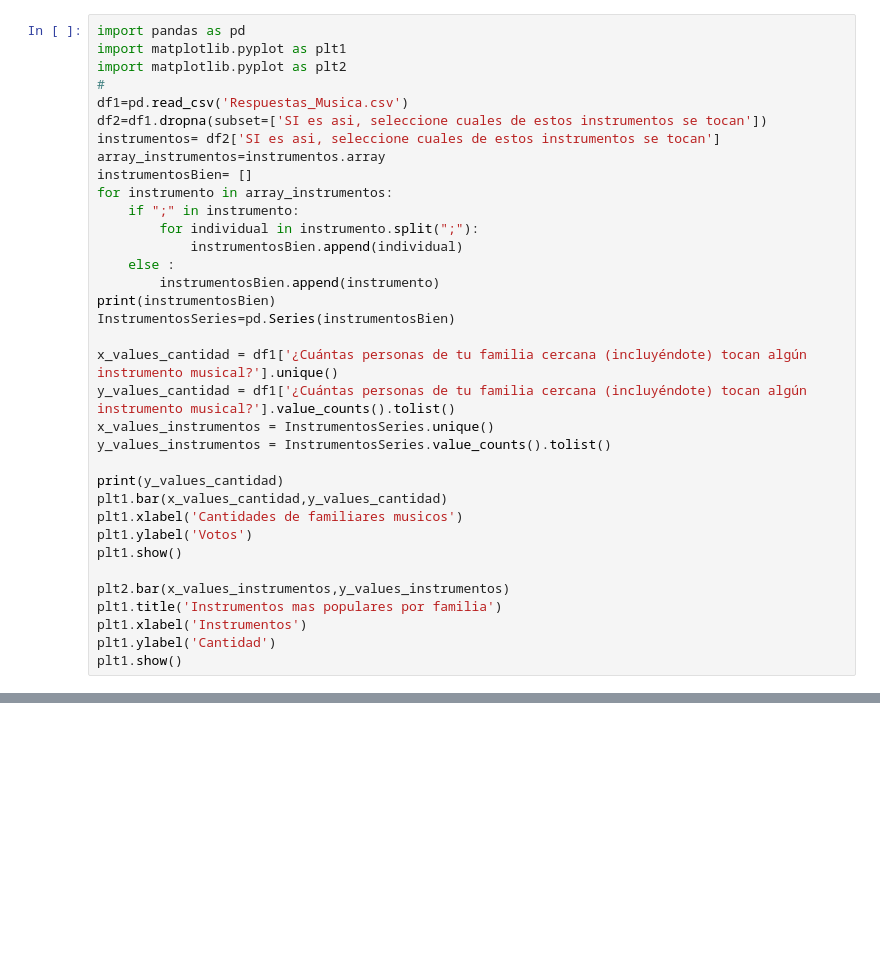
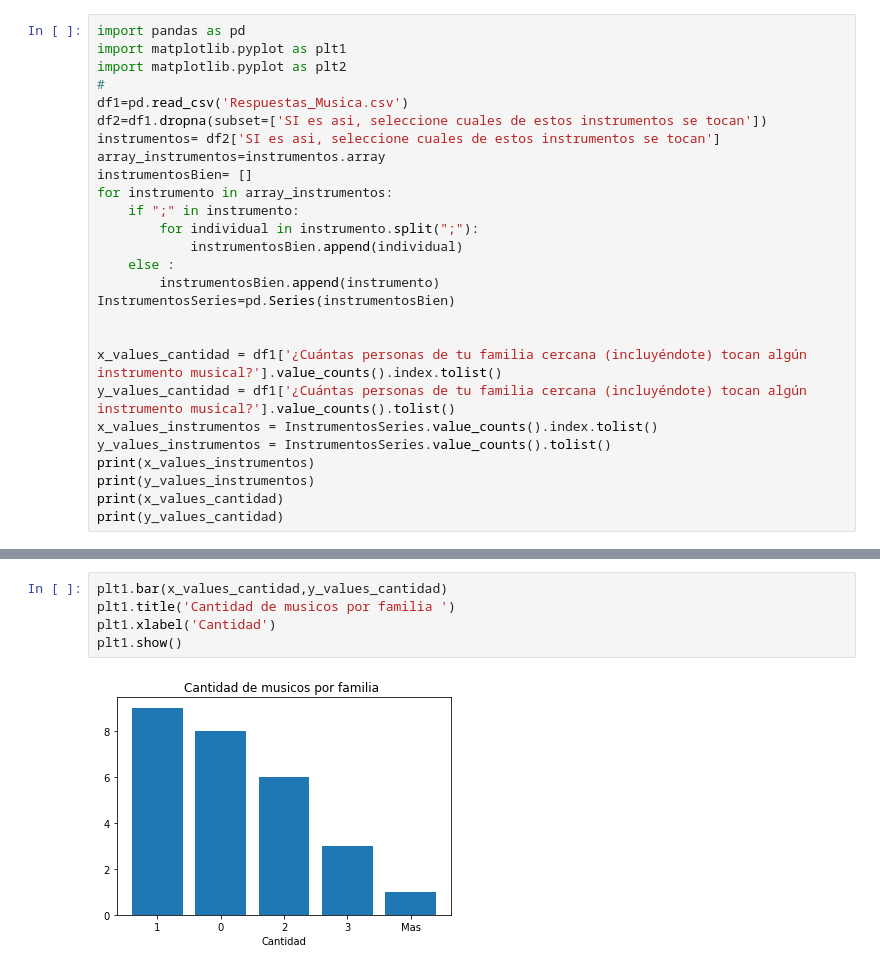
Before and after one commit to DamianBlum/Laboratorio2020-2021, a Jupyter notebook: scientificProject1/notebooks/ejercicio_17_6.ipynb, the cells around one changed output, grey strips where cells are left out. Saved outputs shown, nothing was run; the diff lists cells and outputs as text; blank space fills up the shorter version.

```diff
--- a/scientificProject1/notebooks/ejercicio_17_6.ipynb
+++ b/scientificProject1/notebooks/ejercicio_17_6.ipynb
@@ -19,23 +20,15 @@ for instrumento in array_instrumentos:
             instrumentosBien.append(individual)
     else :
         instrumentosBien.append(instrumento)
-print(instrumentosBien)
 InstrumentosSeries=pd.Series(instrumentosBien)
 
-x_values_cantidad = df1['¿Cuántas personas de tu familia cercana (incluyéndote) tocan algún instrumento musical?'].unique()
+
+x_values_cantidad = df1['¿Cuántas personas de tu familia cercana (incluyéndote) tocan algún instrumento musical?'].value_counts().index.tolist()
 y_values_cantidad = df1['¿Cuántas personas de tu familia cercana (incluyéndote) tocan algún instrumento musical?'].value_counts().tolist()
-x_values_instrumentos = InstrumentosSeries.unique()
+x_values_instrumentos = InstrumentosSeries.value_counts().index.tolist()
 y_values_instrumentos = InstrumentosSeries.value_counts().tolist()
-
+print(x_values_instrumentos)
+print(y_values_instrumentos)
+print(x_values_cantidad)
 print(y_values_cantidad)
-plt1.bar(x_values_cantidad,y_values_cantidad)
-plt1.xlabel('Cantidades de familiares musicos')
-plt1.ylabel('Votos')
-plt1.show()
-
-plt2.bar(x_values_instrumentos,y_values_instrumentos)
-plt1.title('Instrumentos mas populares por familia')
-plt1.xlabel('Instrumentos')
-plt1.ylabel('Cantidad')
-plt1.show()
 # %% [output]
@@ -45,0 +43,7 @@ plt1.show()
+# %%
+plt1.bar(x_values_cantidad,y_values_cantidad)
+plt1.title('Cantidad de musicos por familia ')
+plt1.xlabel('Cantidad')
+plt1.show()
+# %% [output]
+[figure, added]
```
Also changed, not shown: parts of 5 cells of this notebook, 3 other files.
